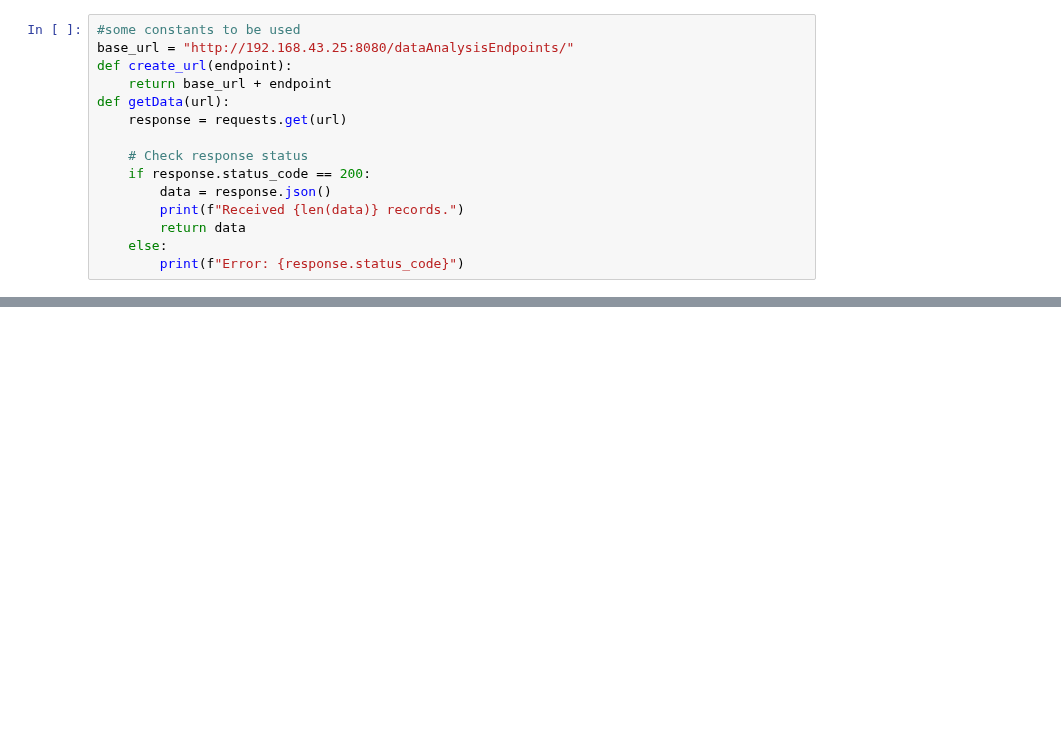
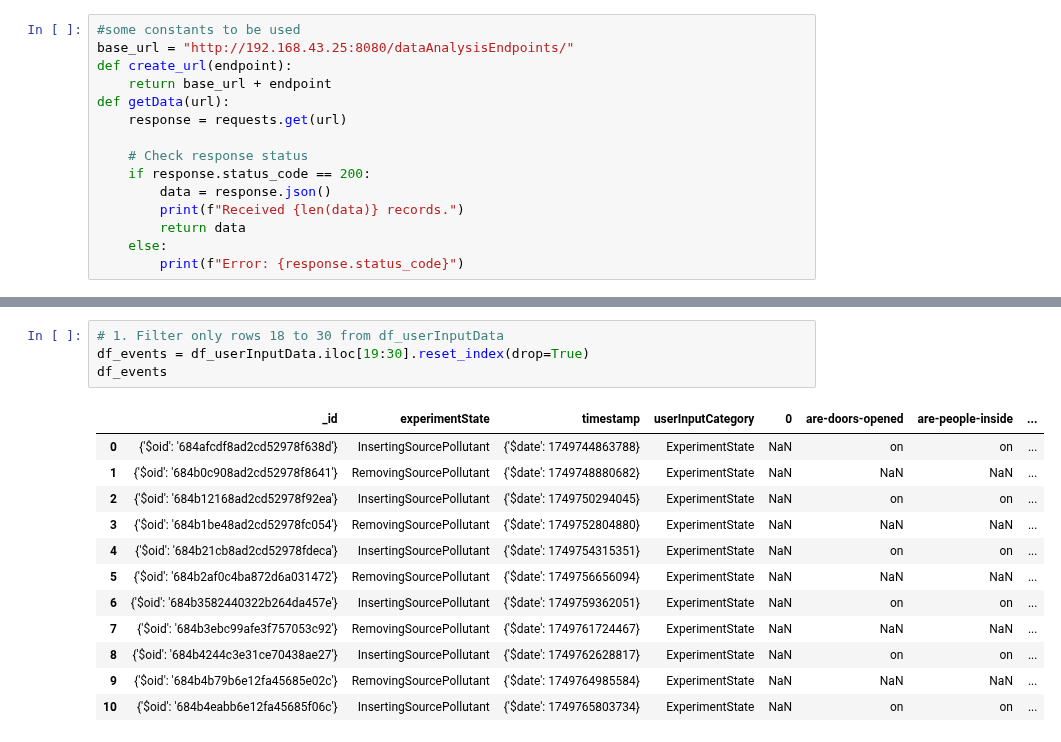
Before and after one commit to Andreas-Ts/Diploma-Project, a Jupyter notebook: dataAnalysis and machine learning/dataAnalysis.ipynb, the cells around one changed output, grey strips where cells are left out. Cells and saved outputs as stored; diff of their text form; blank space fills up the shorter version.

```diff
--- a/dataAnalysis and machine learning/dataAnalysis.ipynb
+++ b/dataAnalysis and machine learning/dataAnalysis.ipynb
@@ -91,0 +212,17 @@ Error: 500
+# %%
+# 1. Filter only rows 18 to 30 from df_userInputData
+df_events = df_userInputData.iloc[19:30].reset_index(drop=True)
+df_events
+# %% [output]
+|  | _id | experimentState | timestamp | userInputCategory | 0 | are-doors-opened | are-people-inside | ... |
+| 0 | {'$oid': '684afcdf8ad2cd52978f638d'} | InsertingSourcePollutant | {'$date': 1749744863788} | ExperimentState | NaN | on | on | ... |
+| 1 | {'$oid': '684b0c908ad2cd52978f8641'} | RemovingSourcePollutant | {'$date': 1749748880682} | ExperimentState | NaN | NaN | NaN | ... |
+| 2 | {'$oid': '684b12168ad2cd52978f92ea'} | InsertingSourcePollutant | {'$date': 1749750294045} | ExperimentState | NaN | on | on | ... |
+| 3 | {'$oid': '684b1be48ad2cd52978fc054'} | RemovingSourcePollutant | {'$date': 1749752804880} | ExperimentState | NaN | NaN | NaN | ... |
+| 4 | {'$oid': '684b21cb8ad2cd52978fdeca'} | InsertingSourcePollutant | {'$date': 1749754315351} | ExperimentState | NaN | on | on | ... |
+| 5 | {'$oid': '684b2af0c4ba872d6a031472'} | RemovingSourcePollutant | {'$date': 1749756656094} | ExperimentState | NaN | NaN | NaN | ... |
+| 6 | {'$oid': '684b3582440322b264da457e'} | InsertingSourcePollutant | {'$date': 1749759362051} | ExperimentState | NaN | on | on | ... |
+| 7 | {'$oid': '684b3ebc99afe3f757053c92'} | RemovingSourcePollutant | {'$date': 1749761724467} | ExperimentState | NaN | NaN | NaN | ... |
+| 8 | {'$oid': '684b4244c3e31ce70438ae27'} | InsertingSourcePollutant | {'$date': 1749762628817} | ExperimentState | NaN | on | on | ... |
+| 9 | {'$oid': '684b4b79b6e12fa45685e02c'} | RemovingSourcePollutant | {'$date': 1749764985584} | ExperimentState | NaN | NaN | NaN | ... |
+| 10 | {'$oid': '684b4eabb6e12fa45685f06c'} | InsertingSourcePollutant | {'$date': 1749765803734} | ExperimentState | NaN | on | on | ... |
```
Also changed, not shown: parts of 16 cells of this notebook, 1 other file.
